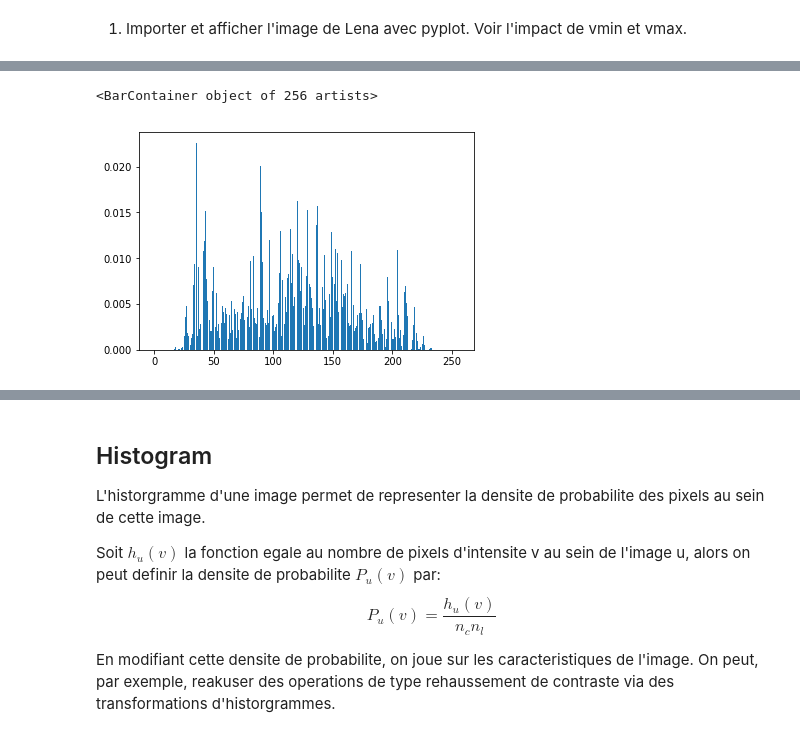
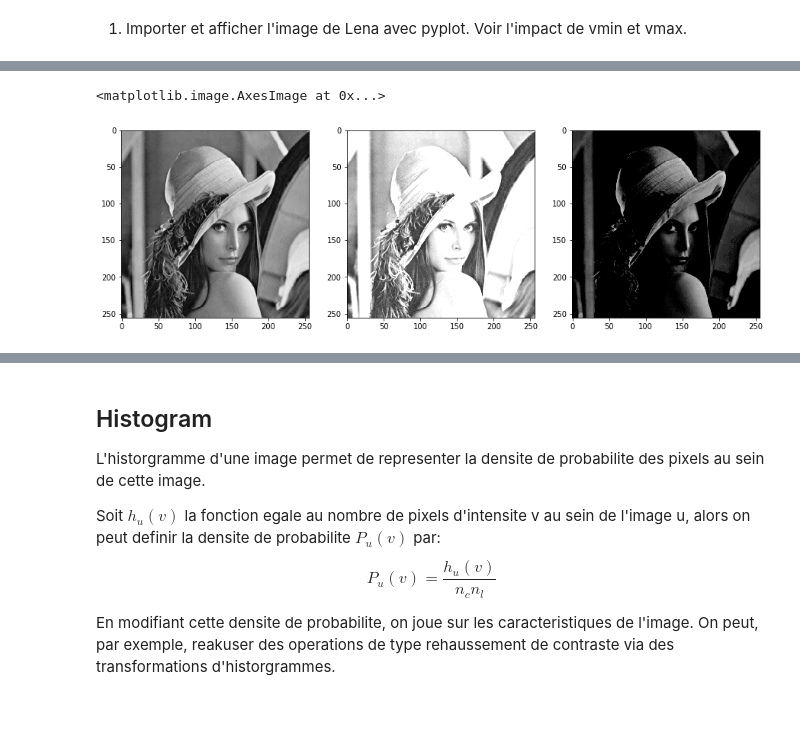
Before and after one commit to jacekwachowiak/UCA-image-processing, a Jupyter notebook: Tp_Data_enhancement.ipynb, the cells around one changed output, grey strips where cells are left out. Cells and saved outputs as stored; diff of their text form; code cells hidden in the pictures; blank space fills up the shorter version.

```diff
--- a/Tp_Data_enhancement.ipynb
+++ b/Tp_Data_enhancement.ipynb
@@ -45,17 +24,0 @@ plt.imshow(img, vmax=255, vmin=128, cmap='gray')
-# %%
-#since it's used to check the image already, the histogram func is copied here
-def histogram(u):
-    u=u.astype(int)
-    histog=np.zeros(256)
-    for i in range(256):
-        histog[i]=sum(sum(u==i))
-    histog=histog/len(u)**2
-    return histog
-#
-
-axis = np.arange(256)
-imgh=histogram(img)
-plt.bar(axis, imgh)
-# %% [output]
-<BarContainer object of 256 artists>
-[figure, removed]
@@ -66,0 +25,15 @@ plt.bar(axis, imgh)
+# %%
+# Load the image
+lena = plt.imread("lena.bmp")
+
+# Plot images with different values of vmin and vmax
+fig=plt.figure(figsize=(15,15))
+fig.add_subplot(1,3,1)
+plt.imshow(lena, cmap='gray')
+fig.add_subplot(1,3,2)
+plt.imshow(lena, cmap='gray', vmin=0, vmax=128)
+fig.add_subplot(1,3,3)
+plt.imshow(lena, cmap='gray', vmin=128, vmax=255)
+# %% [output]
+<matplotlib.image.AxesImage at 0x...>
+[figure, added]
```
Also changed, not shown: parts of 85 cells of this notebook.
